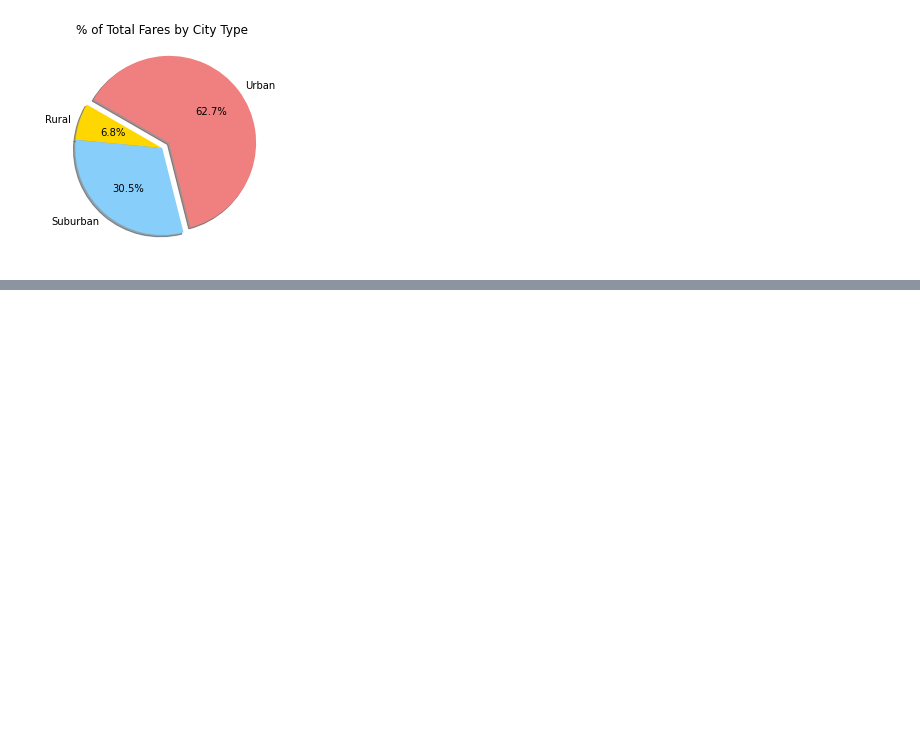
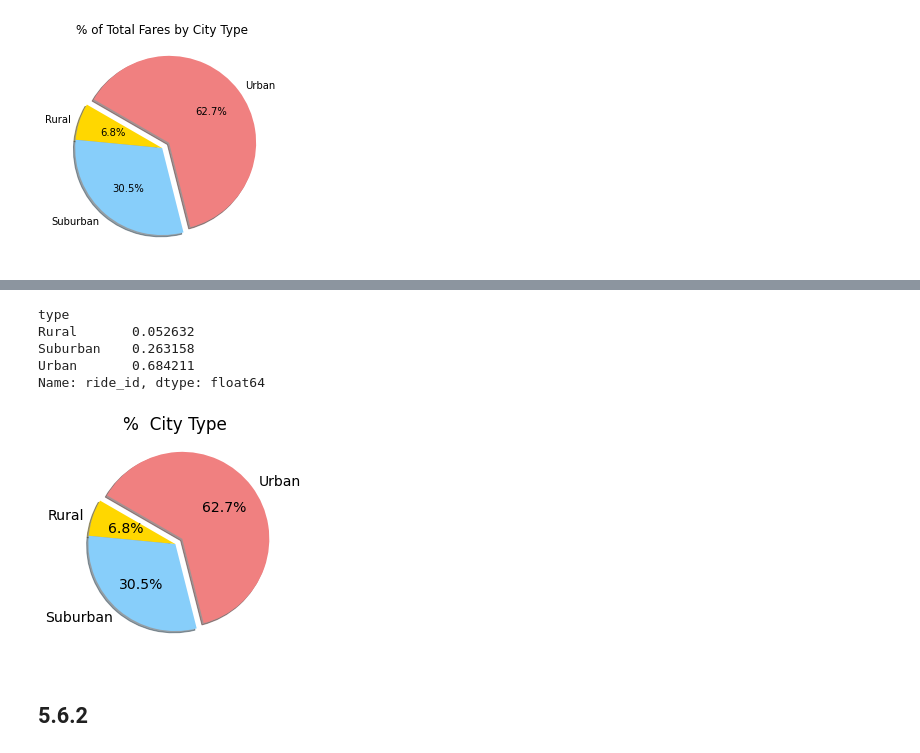
Before and after one commit to aamotz001/PyBer_Analysis, a Jupyter notebook: PyBer_ride_data.ipynb, the cells around one changed output, grey strips where cells are left out. Cells and saved outputs as stored; diff of their text form; code cells hidden in the pictures; blank space fills up the shorter version.

```diff
--- a/PyBer_ride_data.ipynb
+++ b/PyBer_ride_data.ipynb
@@ -998,0 +1001,33 @@ plt.show()
+# %%
+ride_percents = pyber_data_df.groupby(['type']).count()['ride_id'] / pyber_data_df['ride_id'].count()
+ride_percents
+# %% [output]
+type
+Rural       0.052632
+Suburban    0.263158
+Urban       0.684211
+Name: ride_id, dtype: float64
+# %%
+# Built the percentage of fares by city type pie chart
+plt.pie(type_percents,
+    labels = ["Rural", "Suburban", "Urban"],
+    colors = ["gold", "lightskyblue", "lightcoral"],
+    explode = [0, 0, 0.1],
+    autopct = '%1.1f%%',
+    shadow = True,
+    startangle = 150)
+# Add a title
+plt.title('%  City Type')
+
+# Change the default font size rom 10 to 14
+mpl.rcParams['font.size'] = 14
+
+# Save Figure
+plt.savefig("analysis/Fig5.png")
+
+# Show figure
+plt.show()
+# %% [output]
+[figure, added]
+# %% [markdown]
+## 5.6.2
```
Also changed, not shown: parts of 3 cells of this notebook, 2 other files.
